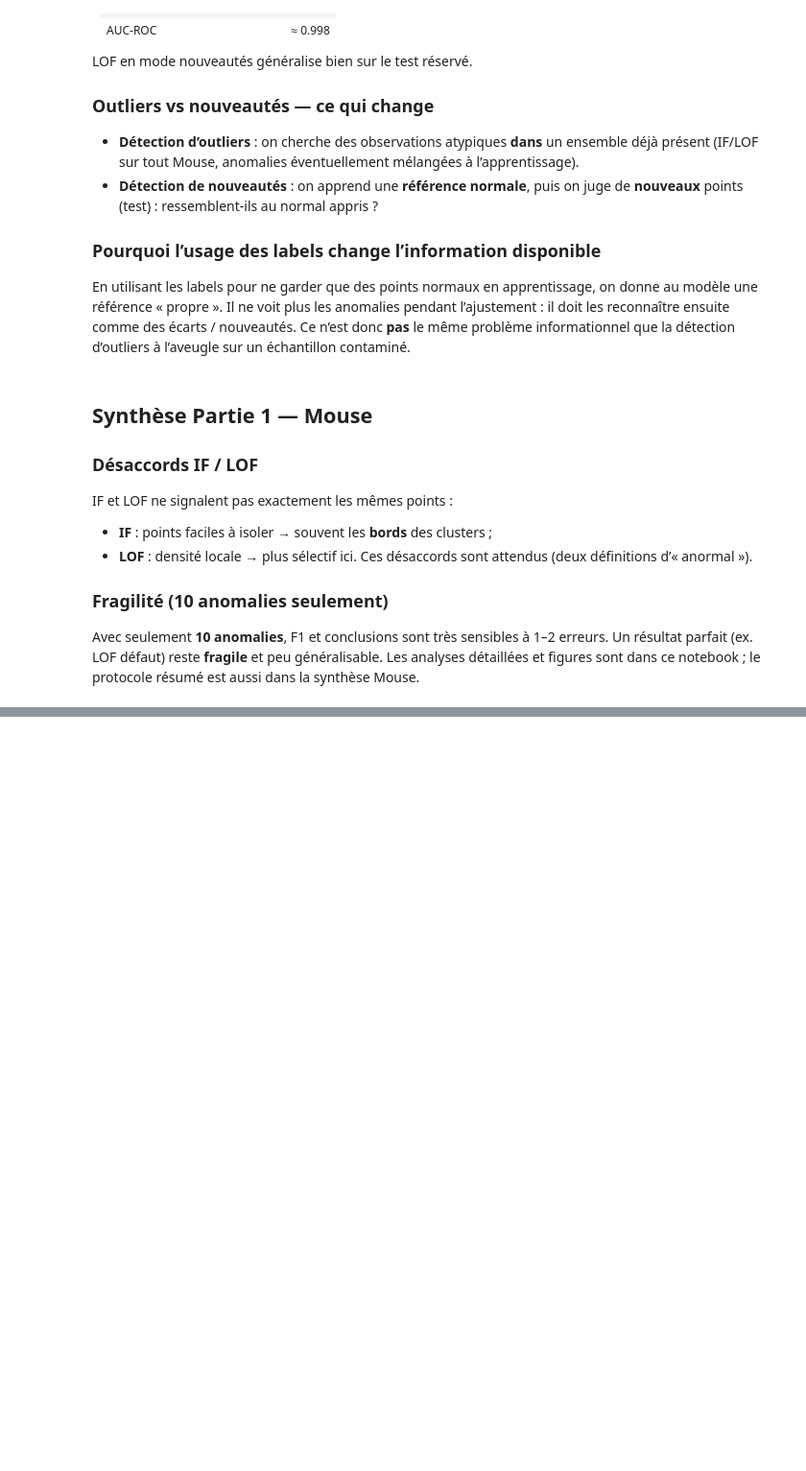
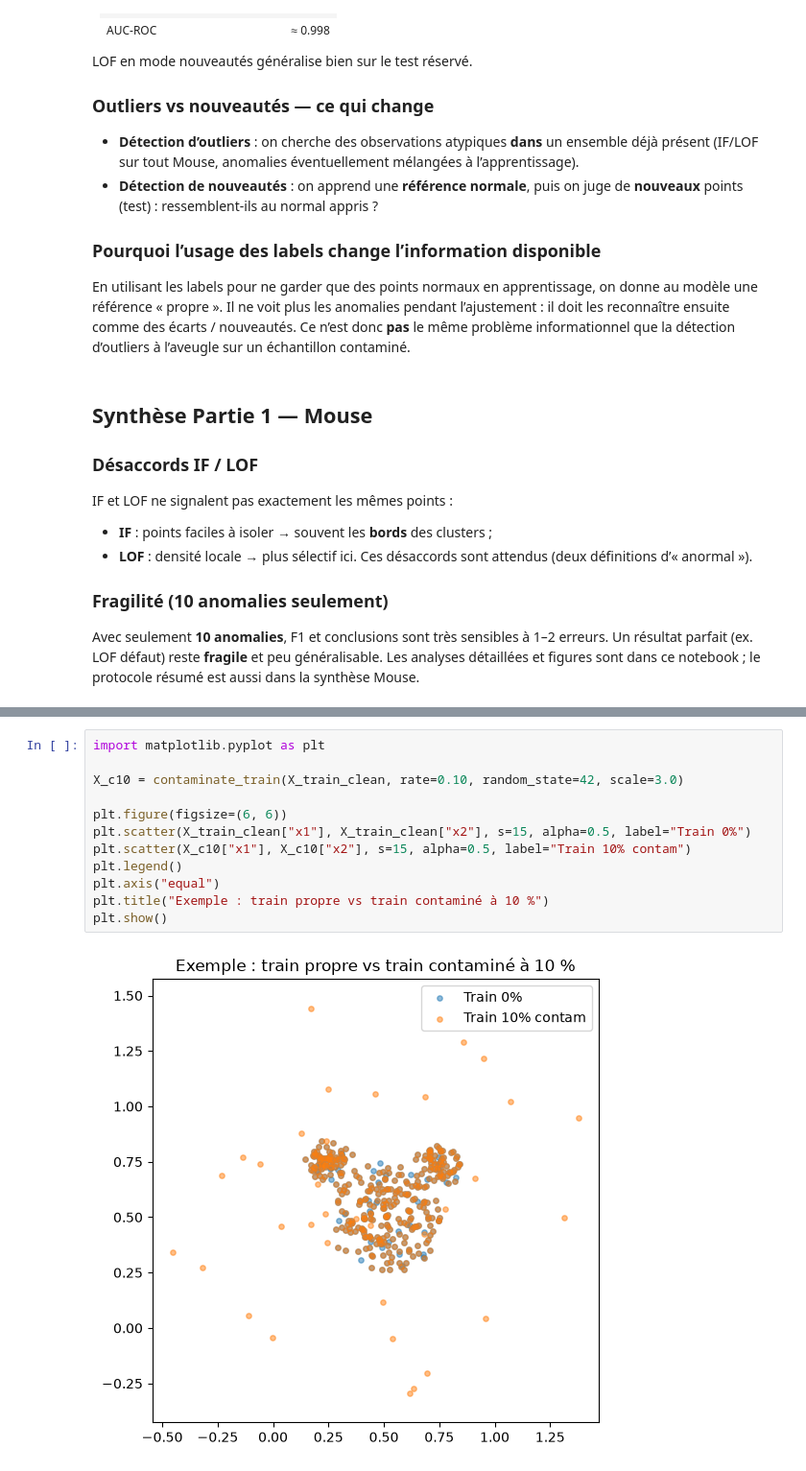
Before and after one commit to HananeDjouadi/TP-Anomalie-ML, a Jupyter notebook: notebook/mouse.ipynb, the cells around one changed output, grey strips where cells are left out. Shown at 96% size. Drawn from its saved outputs; the diff is of its cells as text; blank space fills up the shorter version.

```diff
--- a/notebook/mouse.ipynb
+++ b/notebook/mouse.ipynb
@@ -310,0 +434,14 @@ Les analyses détaillées et figures sont dans ce notebook ; le protocole résum
+# %%
+import matplotlib.pyplot as plt
+
+X_c10 = contaminate_train(X_train_clean, rate=0.10, random_state=42, scale=3.0)
+
+plt.figure(figsize=(6, 6))
+plt.scatter(X_train_clean["x1"], X_train_clean["x2"], s=15, alpha=0.5, label="Train 0%")
+plt.scatter(X_c10["x1"], X_c10["x2"], s=15, alpha=0.5, label="Train 10% contam")
+plt.legend()
+plt.axis("equal")
+plt.title("Exemple : train propre vs train contaminé à 10 %")
+plt.show()
+# %% [output]
+[figure, added]
```
Also changed, not shown: parts of 10 cells of this notebook, 1 other file.
